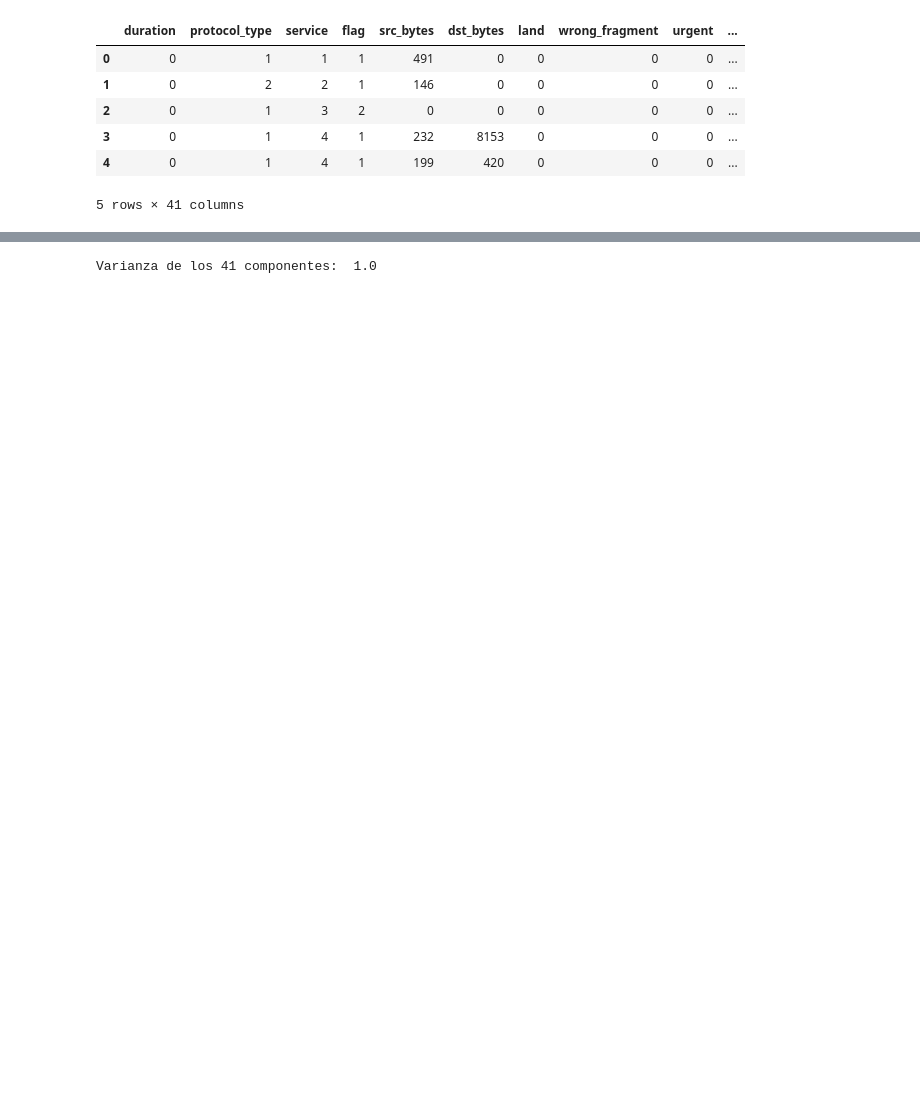
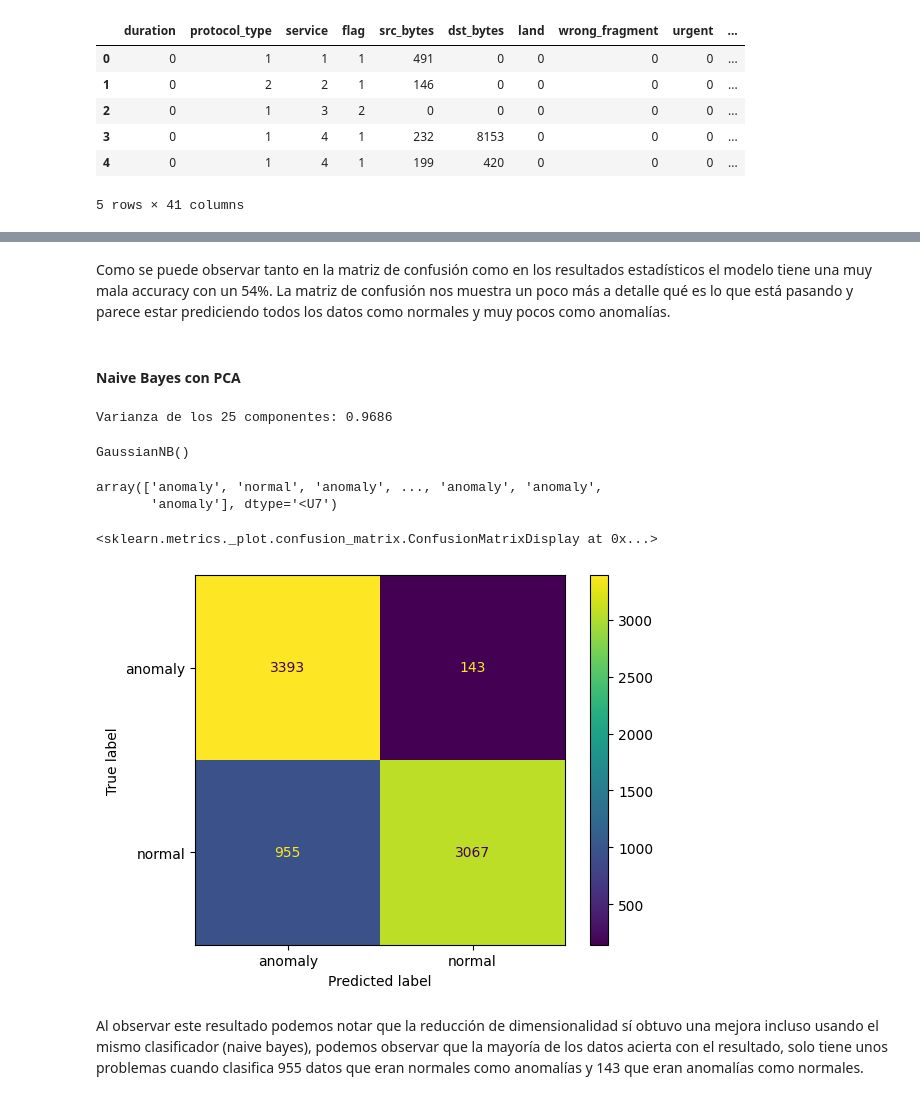
Before and after one commit to sebas411/Lab5-Security-Data-Science, a Jupyter notebook: lab5.ipynb, the cells around one changed output, grey strips where cells are left out. Saved outputs shown, nothing was run; the diff lists cells and outputs as text; code cells hidden in the pictures; blank space fills up the shorter version.

```diff
--- a/lab5.ipynb
+++ b/lab5.ipynb
@@ -357,2 +403,6 @@ X.head()
+# %% [markdown]
+Como se puede observar tanto en la matriz de confusión como en los resultados estadísticos el modelo tiene una muy mala accuracy con un 54%. La matriz de confusión nos muestra un poco más a detalle qué es lo que está pasando y parece estar prediciendo todos los datos como normales y muy pocos como anomalías.
+# %% [markdown]
+#### Naive Bayes con PCA
 # %%
 #Hyperparameters
@@ -362,9 +412,31 @@ random_state = 133
 
 pca = PCA(n_components = n_components, whiten=whiten, random_state=random_state)
-# %%
-x_train_pca = pca.fit_transform(X)
-# %%
-#Varianza original, aun no se ha aplicado la reduccion de dimensionalidad
-print("Varianza de los 41 componentes: ", sum(pca.explained_variance_ratio_))
-# %% [output]
-Varianza de los 41 componentes:  1.0
+# %%
+X_train_pca = pca.fit_transform(X_train)
+X_test_pca = pca.transform(X_test)
+
+explained_variance = pca.explained_variance_ratio_
+# %%
+print("Varianza de los %i componentes: %.4f"%(n_components, sum(pca.explained_variance_ratio_)))
+# %% [output]
+Varianza de los 25 componentes: 0.9686
+# %%
+model2 = GaussianNB()
+model2.fit(X_train_pca, y_train)
+# %% [output]
+GaussianNB()
+# %%
+y_pred2 = model2.predict(X_test_pca)
+y_pred2
+# %% [output]
+array(['anomaly', 'normal', 'anomaly', ..., 'anomaly', 'anomaly',
+       'anomaly'], dtype='<U7')
+# %%
+cm = confusion_matrix(y_test, y_pred2, labels=model2.classes_)
+disp = ConfusionMatrixDisplay(confusion_matrix=cm, display_labels=model2.classes_)
+disp.plot()
+# %% [output]
+<sklearn.metrics._plot.confusion_matrix.ConfusionMatrixDisplay at 0x...>
+[figure, added]
+# %% [markdown]
+Al observar este resultado podemos notar que la reducción de dimensionalidad sí obtuvo una mejora incluso usando el mismo clasificador (naive bayes), podemos observar que la mayoría de los datos acierta con el resultado, solo tiene unos problemas cuando clasifica 955 datos que eran normales como anomalías y 143 que eran anomalías como normales.
```
Also changed, not shown: parts of 38 cells of this notebook.
